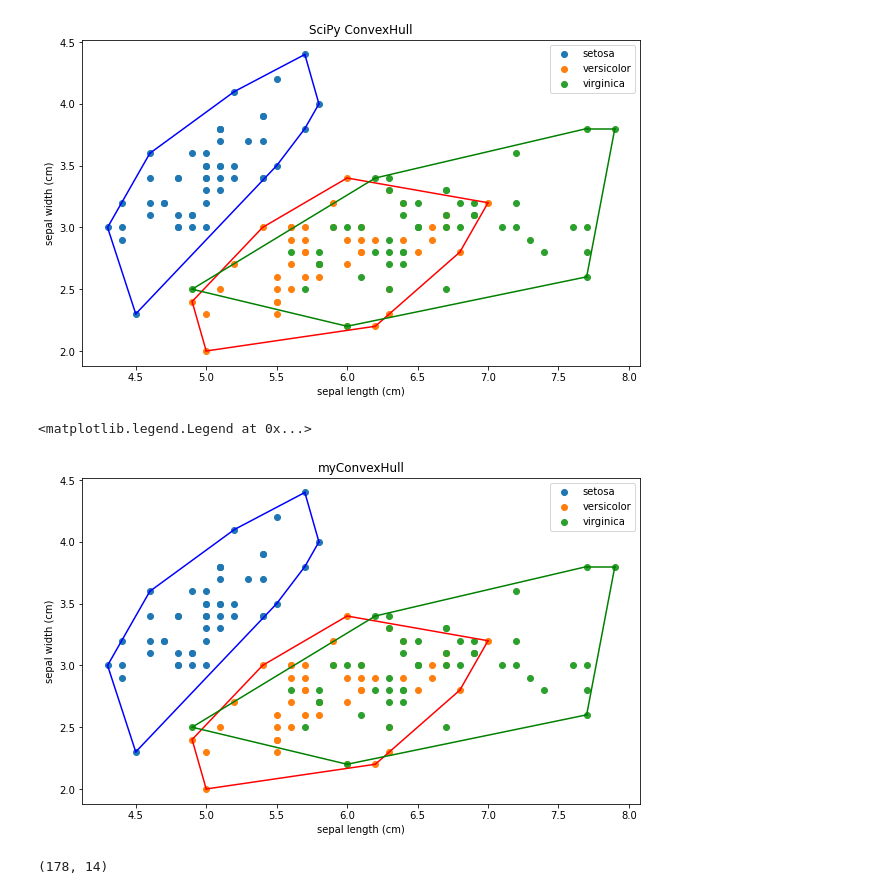
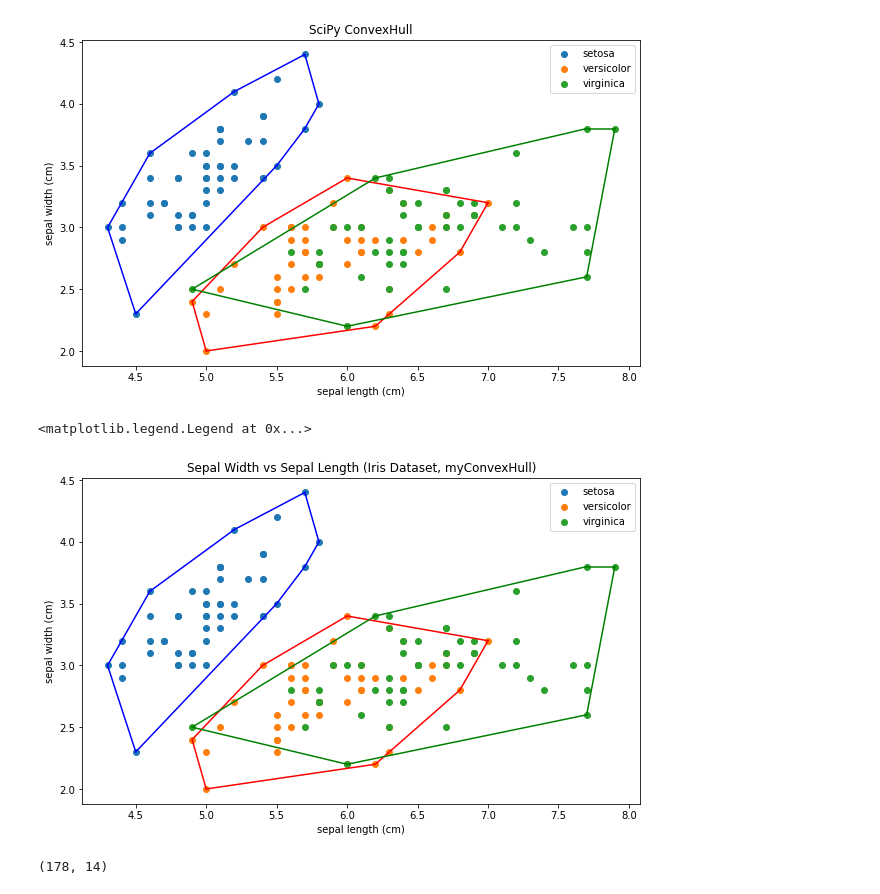
Before and after one commit to zaydzuhri/Tucil2_13520144, a Jupyter notebook: src/ConvexHull.ipynb, the cells around one changed output. Cells and saved outputs as stored; diff of their text form; code cells hidden in the pictures.

```diff
--- a/src/ConvexHull.ipynb
+++ b/src/ConvexHull.ipynb
@@ -166,20 +176,20 @@ plt.legend()
 # %%
 plt.figure(figsize = (10, 6))
 colors = ['b','r','g']
-plt.title('myConvexHull')
+plt.title('Sepal Width vs Sepal Length (Iris Dataset, myConvexHull)')
 plt.xlabel(dataIris.feature_names[0])
 plt.ylabel(dataIris.feature_names[1])
 for i in range(len(dataIris.target_names)):
     bucket = dfI[dfI['Target'] == i]
     bucket = bucket.iloc[:,[0,1]].values
     hull = myConvexHull(bucket)
     plt.scatter(bucket[:, 0], bucket[:, 1], label=dataIris.target_names[i])
     for simplex in hull:
         plt.plot(bucket[simplex, 0], bucket[simplex, 1], colors[i])
 plt.legend()
 # %% [output]
 <matplotlib.legend.Legend at 0x...>
-[figure, old version]
+[figure, new version]
 # %%
 dataWine = datasets.load_wine()
 #create a DataFrame
```
Also changed, not shown: parts of 9 cells of this notebook.
